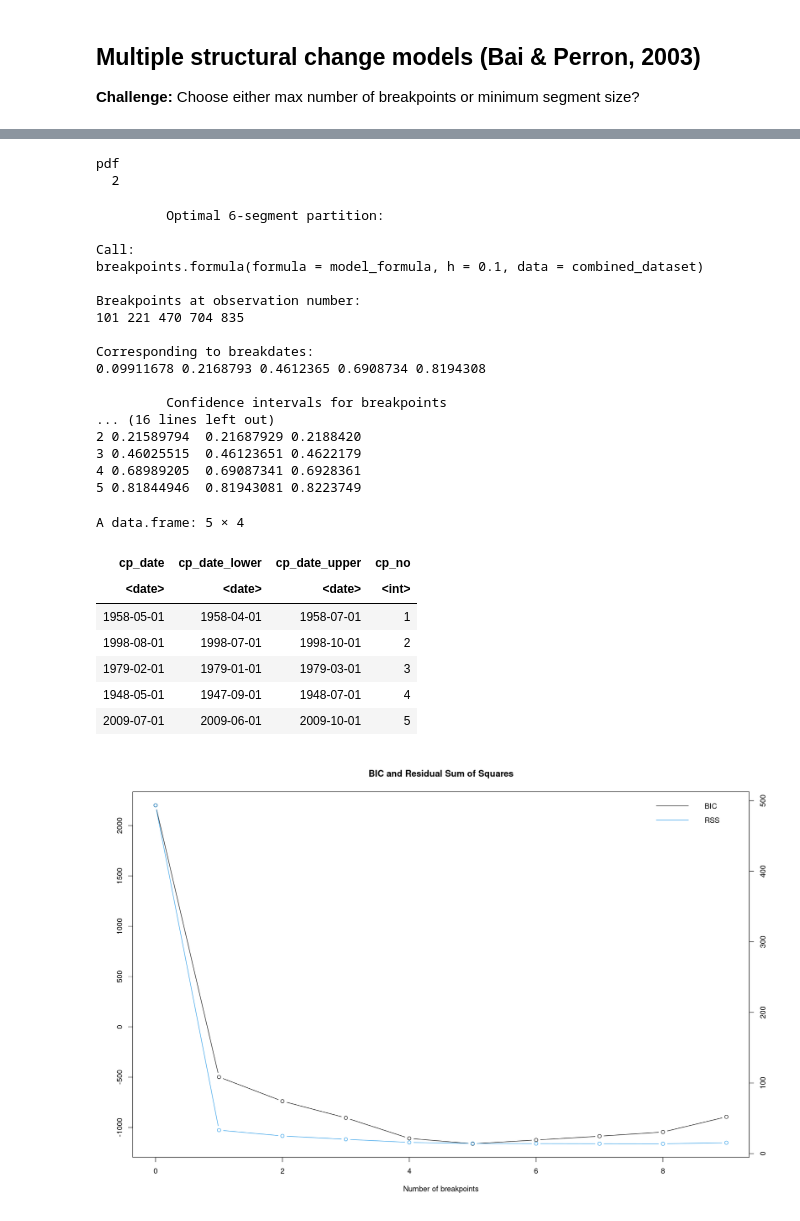
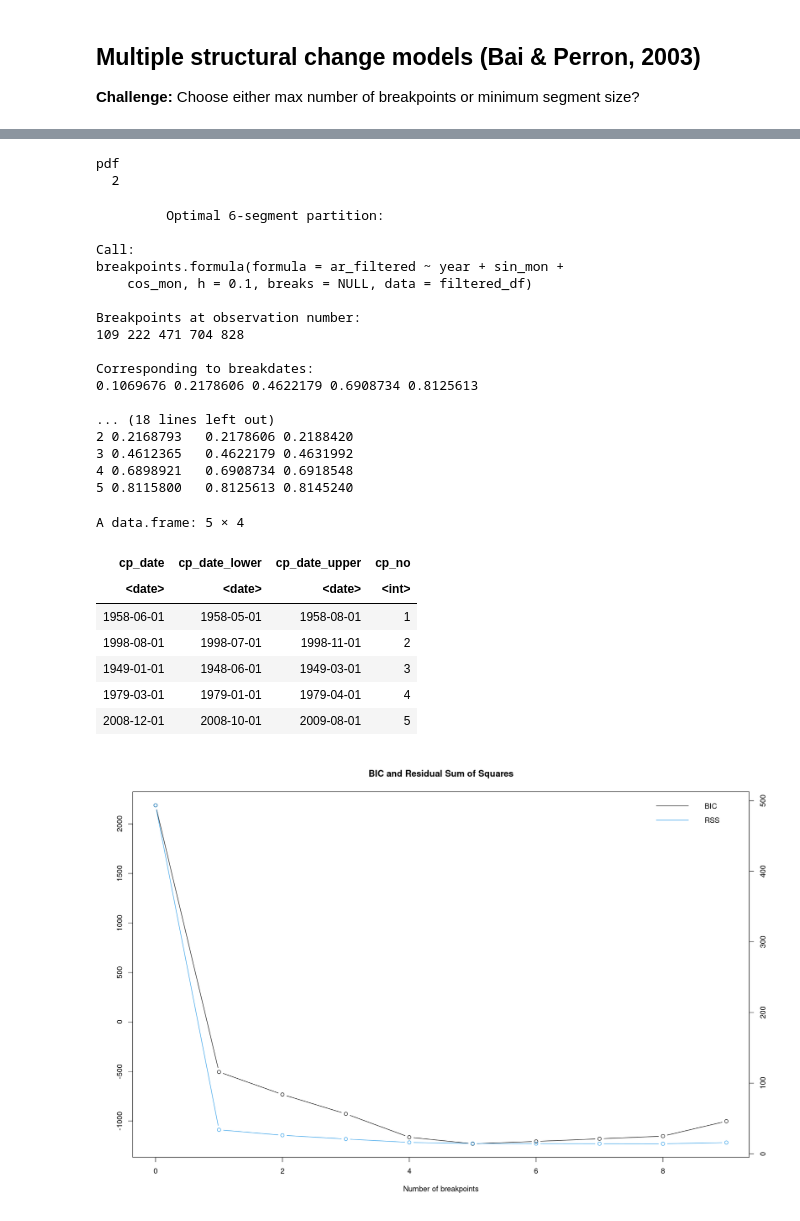
Before and after one commit to hschoeller/wp22a, a Jupyter notebook: notebooks/ChangePoints.ipynb, the cells around one changed output, grey strips where cells are left out. Drawn from its saved outputs; the diff is of its cells as text; code cells hidden in the pictures.

Commit message:
Investigate seasonal cycle and account for ar and heteroskedsasticiyti

```diff
--- a/notebooks/ChangePoints.ipynb
+++ b/notebooks/ChangePoints.ipynb
@@ -66,7 +96,10 @@ tibble [1,019 × 7] (S3: tbl_df/tbl/data.frame)
 ordered_cp_df <- function(bp_est_monthly, data) {
     # Get summary and confidence intervals
     bp_summary <- summary(bp_est_monthly)
-    ci_bp_monthly <- confint(bp_est_monthly, level = 0.99)
+    ci_bp_monthly <- confint(bp_est_monthly,
+        vcov = sandwich::NeweyWest,
+        level = 0.95
+    )
 
     # Extract breakpoints
     cp_indices <- bp_summary$breakpoints[length(bp_est_monthly$breakpoints), ]
@@ -136,12 +184,14 @@ A data.frame: 5 × 4
 # %%
-combined_dataset$segment_no_seas <- breakfactor(bp_est_monthly_no_seas)
+combined_dataset$segment_no_seas <- breakfactor(ar_fit_glob)
 
 
 # Fit the segmented linear model with segment-specific predictors
-lmod_monthly_no_seas <- lm(
+lmod_monthly_no_seas <- nlme::gls(
     log_variance ~ segment_no_seas +
         segment_no_seas:year - 1,
-    data = combined_dataset
+    data = combined_dataset,
+    correlation = corAR1(form = ~ mon_no | segment_no_seas),
+    weights = varIdent(form = ~ 1 | segment_no_seas)
 )
 
 # Summarize the segmented model results
@@ -190,3 +231,0 @@ p + THEME_PUB_LARGE
-# %%
-combined_dataset$residuals_no_seas <- residuals(lmod_monthly_no_seas)
-str(combined_dataset)
@@ -233,0 +232,10 @@ seasonal_df <- data.frame(
+# %%
+seasonal_model <- nlme::gls(
+    log_variance ~ year:segment_no_seas + segment_no_seas +
+        sin_mon + cos_mon - 1,
+    data = combined_dataset,
+    correlation = corAR1(form = ~ mon_no | segment_no_seas),
+    weights = varIdent(form = ~ 1 | segment_no_seas)
+)
+
+summary(seasonal_model)
@@ -483,45 +554,54 @@ Das folgende Objekt ist maskiert ‘package:stringr’:
 # %%
-# Estimate breakpoints
-bp_est_monthly <- breakpoints(model_formula, data = combined_dataset, h = .1)
+# Estimate breakpoints with seasonal predictors differing in each segment
+# Control for AR(1)
+bp_est_monthly <- breakpoints(ar_filtered ~ year + sin_mon + cos_mon,
+    data = filtered_df,
+    h = .1,
+    breaks = NULL
+)
 par(bg = "white")
 plot(bp_est_monthly)
 pdf(paste0(OUT_DIR, "BIC_breakpoints.pdf"), width = 4, height = 3)
 plot(bp_est_monthly)
 dev.off()
 print(bp_est_monthly)
-print(confint(bp_est_monthly, level = 0.99))
-
+print(confint(bp_est_monthly,
+    het.err = TRUE,
+    het.reg = TRUE,
+    sandwich = TRUE,
+    vcov. = vcovHC
+))
 cp_df <- ordered_cp_df(bp_est_monthly, combined_dataset)
 cp_df
 # %% [output]
 pdf
   2
          Optimal 6-segment partition:
 
 Call:
-breakpoints.formula(formula = model_formula, h = 0.1, data = combined_dataset)
+breakpoints.formula(formula = ar_filtered ~ year + sin_mon +
+    cos_mon, h = 0.1, breaks = NULL, data = filtered_df)
 
 Breakpoints at observation number:
-101 221 470 704 835
+109 222 471 704 828
 
 Corresponding to breakdates:
-0.09911678 0.2168793 0.4612365 0.6908734 0.8194308
+0.1069676 0.2178606 0.4622179 0.6908734 0.8125613
 
-         Confidence intervals for breakpoints
-... (16 lines left out)
-2 0.21589794  0.21687929 0.2188420
-3 0.46025515  0.46123651 0.4622179
-4 0.68989205  0.69087341 0.6928361
-5 0.81844946  0.81943081 0.8223749
+... (18 lines left out)
+2 0.2168793   0.2178606 0.2188420
+3 0.4612365   0.4622179 0.4631992
+4 0.6898921   0.6908734 0.6918548
+5 0.8115800   0.8125613 0.8145240
 A data.frame: 5 × 4
 | cp_date | cp_date_lower | cp_date_upper | cp_no |
 | <date> | <date> | <date> | <int> |
-| 1958-05-01 | 1958-04-01 | 1958-07-01 | 1 |
-| 1998-08-01 | 1998-07-01 | 1998-10-01 | 2 |
-| 1979-02-01 | 1979-01-01 | 1979-03-01 | 3 |
-| 1948-05-01 | 1947-09-01 | 1948-07-01 | 4 |
-| 2009-07-01 | 2009-06-01 | 2009-10-01 | 5 |
+| 1958-06-01 | 1958-05-01 | 1958-08-01 | 1 |
+| 1998-08-01 | 1998-07-01 | 1998-11-01 | 2 |
+| 1949-01-01 | 1948-06-01 | 1949-03-01 | 3 |
+| 1979-03-01 | 1979-01-01 | 1979-04-01 | 4 |
+| 2008-12-01 | 2008-10-01 | 2009-08-01 | 5 |
-[figure, old version]
+[figure, new version]
 # %%
 combined_dataset$segment <- breakfactor(bp_est_monthly)
 
```
Also changed, not shown: parts of 39 cells of this notebook, 2 other files.
